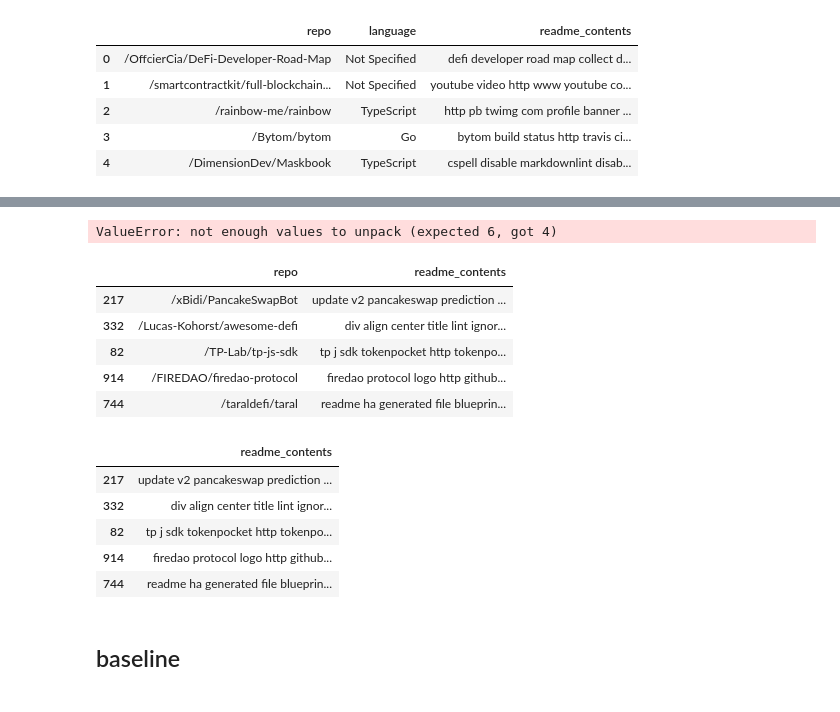
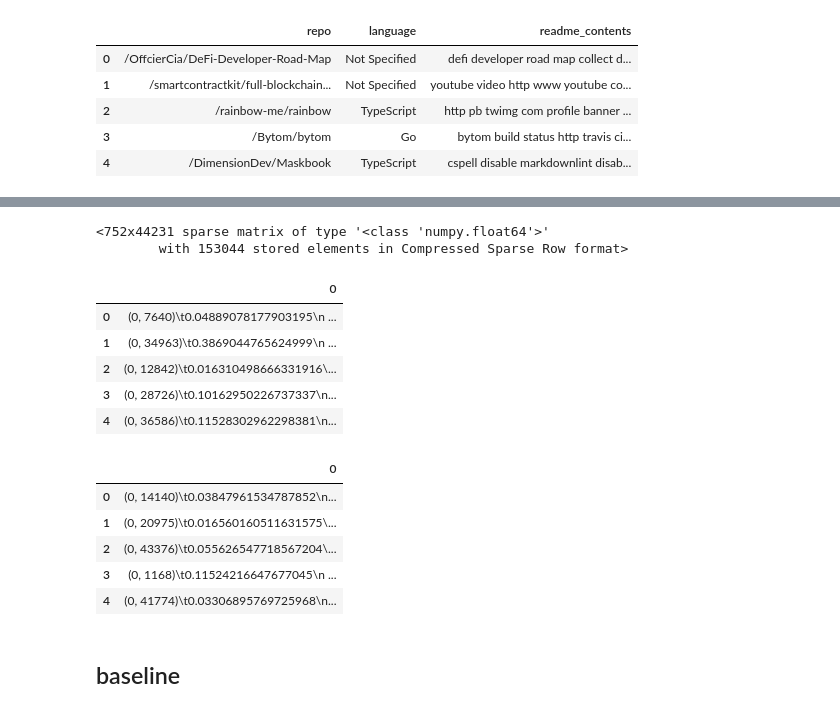
Before and after one commit to tim-keriazes/github-web-scraping-NLP-project, a Jupyter notebook: Lindy_working_notebook.ipynb, the cells around one changed output, grey strips where cells are left out. Saved outputs shown, nothing was run; the diff lists cells and outputs as text; code cells hidden in the pictures.

Commit message:
finished split

```diff
--- a/Lindy_working_notebook.ipynb
+++ b/Lindy_working_notebook.ipynb
@@ -416,13 +425,7 @@ df.head()
 # %%
-
 tfidf = TfidfVectorizer()
 X = tfidf.fit_transform(df.readme_contents)
 y = df.language
 
-X_train, X_validate, X_test, y_train, y_validate, y_test = train_test_split(X, y, stratify=y, test_size=.2)
-
-train = pd.DataFrame(dict(actual=y_train))
-test = pd.DataFrame(dict(actual=y_test))
-train.head()
+X_train, X_test_val, y_train, y_test_val = train_test_split(X, y, stratify=y, test_size=.2)
+X_validate, X_test, y_validate, y_test = train_test_split(X_test_val, y_test_val, stratify=y_test_val, test_size=.5)
-# %% [output]
-ValueError: not enough values to unpack (expected 6, got 4)
@@ -445,23 +432,5 @@ def split(df, stratify_by='language'):
-# %%
-from sklearn.model_selection import train_test_split
-train, X_train, X_validate, X_test, y_train, y_validate, y_test = split(df, stratify_by='language') #split data
-X_train.head()
-# %% [output]
-|  | repo | readme_contents |
-| 217 | /xBidi/PancakeSwapBot | update v2 pancakeswap prediction ... |
-| 332 | /Lucas-Kohorst/awesome-defi | div align center title lint ignor... |
-| 82 | /TP-Lab/tp-js-sdk | tp j sdk tokenpocket http tokenpo... |
-| 914 | /FIREDAO/firedao-protocol | firedao protocol logo http github... |
-| 744 | /taraldefi/taral | readme ha generated file blueprin... |
-# %%
-X_train = X_train.drop(columns=['repo'])
-X_validate = X_validate.drop(columns=['repo'])
-X_test = X_test.drop(columns=['repo'])
-X_train.head()
-# %% [output]
-|  | readme_contents |
-| 217 | update v2 pancakeswap prediction ... |
-| 332 | div align center title lint ignor... |
-| 82 | tp j sdk tokenpocket http tokenpo... |
-| 914 | firedao protocol logo http github... |
-| 744 | readme ha generated file blueprin... |
+# %%
+X_train
+# %% [output]
+<752x44231 sparse matrix of type '<class 'numpy.float64'>'
+        with 153044 stored elements in Compressed Sparse Row format>
@@ -467,0 +442,21 @@ X_train.head()
+# %%
+# turn y_ into df
+y_train = pd.DataFrame(y_train)
+y_validate = pd.DataFrame(y_validate)
+y_test = pd.DataFrame(y_test)
+# %% [output]
+|  | 0 |
+| 0 | (0, 7640)\t0.04889078177903195\n ... |
+| 1 | (0, 34963)\t0.3869044765624999\n ... |
+| 2 | (0, 12842)\t0.016310498666331916\... |
+| 3 | (0, 28726)\t0.10162950226737337\n... |
+| 4 | (0, 36586)\t0.11528302962298381\n... |
+# %%
+X_validate.head()
+# %% [output]
+|  | 0 |
+| 0 | (0, 14140)\t0.03847961534787852\n... |
+| 1 | (0, 20975)\t0.016560160511631575\... |
+| 2 | (0, 43376)\t0.055626547718567204\... |
+| 3 | (0, 1168)\t0.11524216647677045\n ... |
+| 4 | (0, 41774)\t0.03306895769725968\n... |
```
Also changed, not shown: parts of 4 cells of this notebook.
